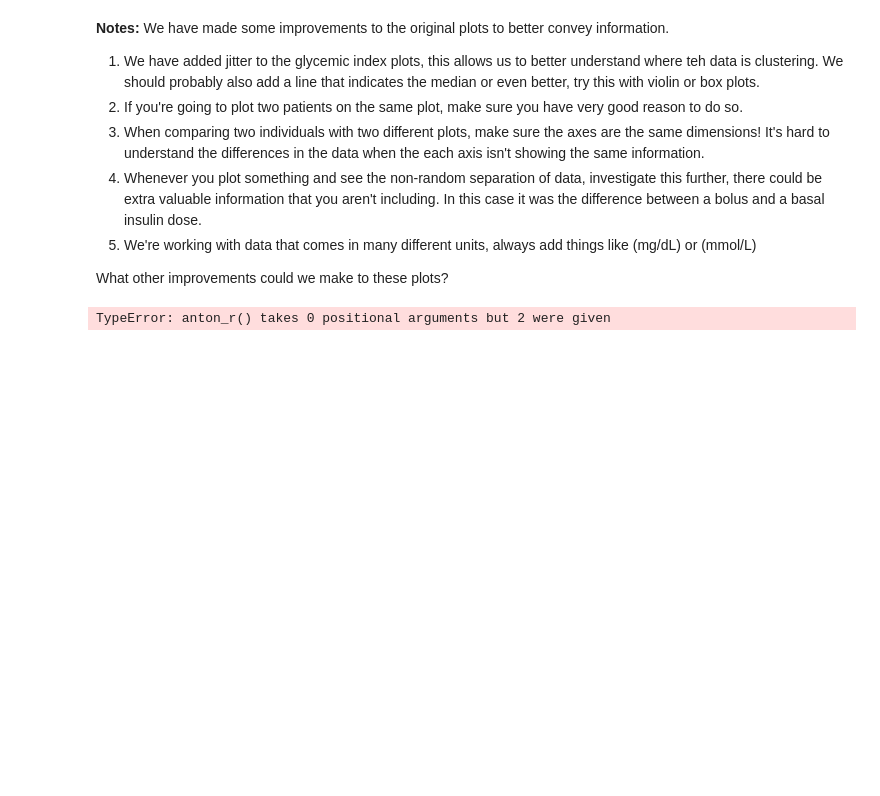
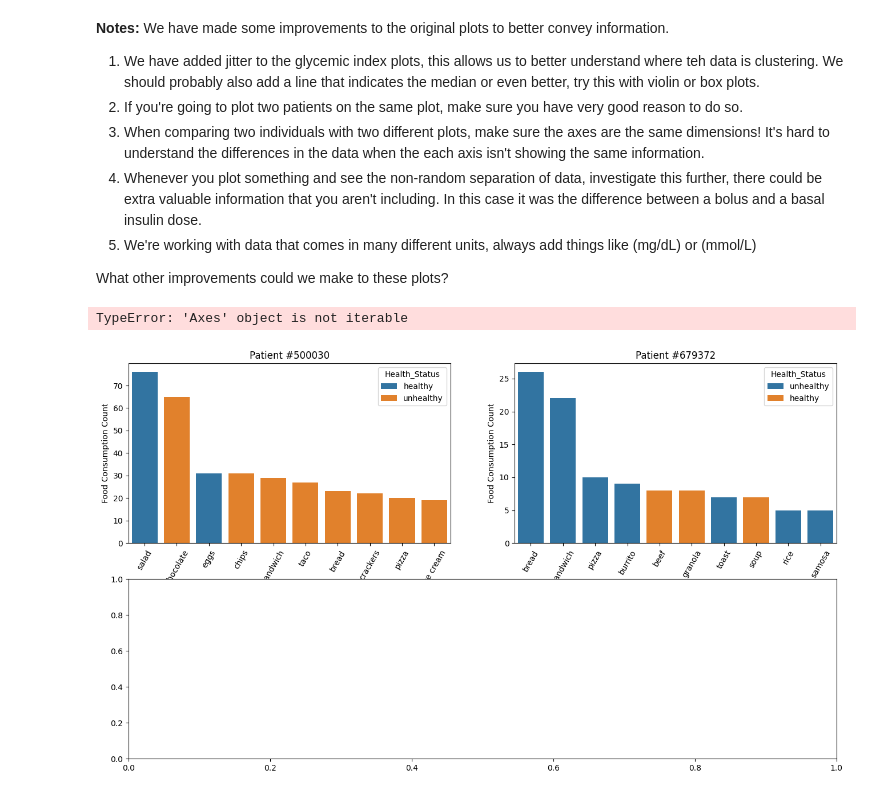
Before and after one commit to RobotPsychologist/bg_control, a Jupyter notebook: eda/stack_visualizations.ipynb, the cells around one changed output. Drawn from its saved outputs; the diff is of its cells as text; code cells hidden in the pictures; blank space fills up the shorter version.

Commit message:
Mostly completed Anton's improvemetns, need to finish bar plots

```diff
--- a/eda/stack_visualizations.ipynb
+++ b/eda/stack_visualizations.ipynb
@@ -36,7 +36,8 @@ andrew_y(df)
 
 
 What other improvements could we make to these plots?
-# %%
-anton_r(df_500030, df_679372)
-# %% [output]
-TypeError: anton_r() takes 0 positional arguments but 2 were given
+# %%
+anton_r(df)
+# %% [output]
+TypeError: 'Axes' object is not iterable
+[figure, added]
```
Also changed, not shown: parts of 3 cells of this notebook, 1 other file.
